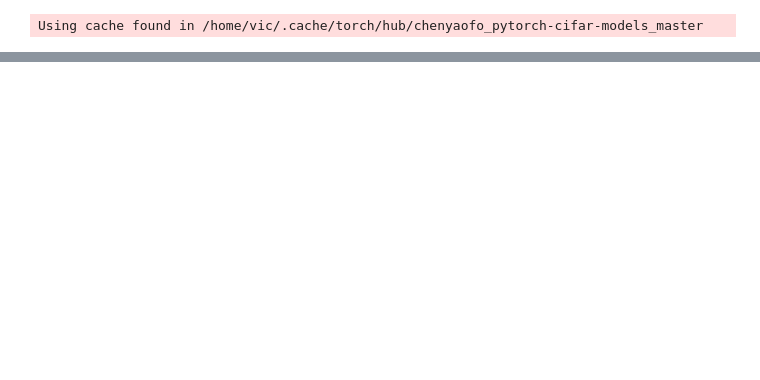
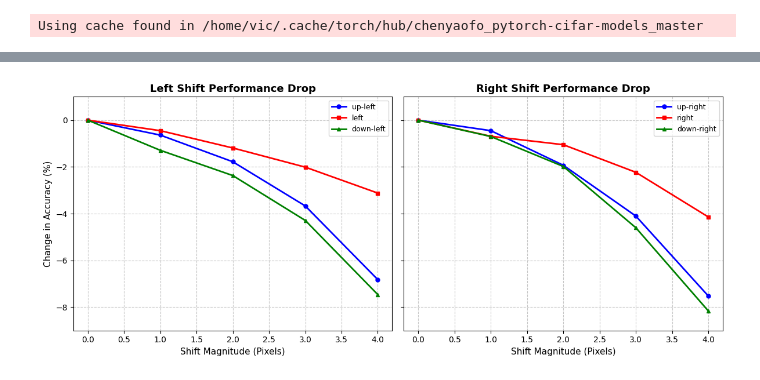
Before and after one commit to 641e16/shift_invariance_control_dataset, a Jupyter notebook: control_dataset.ipynb, the cells around one changed output, grey strips where cells are left out. Drawn from its saved outputs; the diff is of its cells as text; code cells hidden in the pictures; blank space fills up the shorter version.

Commit message:
add plot of trend results

```diff
--- a/control_dataset.ipynb
+++ b/control_dataset.ipynb
@@ -150,0 +200,37 @@ Accuracy Drop:     6.82%
+# %%
+left_direction = [d for d in directions if "left" in d and "right" not in d]
+right_directions = [d for d in directions if "right" in d and "left" not in d]
+
+fig, axes = plt.subplots(1, 2, figsize=(12, 5), sharey=True)
+
+markers = ['o', 's', '^', 'D', 'x', 'P']
+colors = ['blue', 'red', 'green']
+
+def plot_trend(ax, dirs, title):
+    for idx, direction in enumerate(dirs):
+        baseline = results[direction][0]
+        accuracy_change = [acc - baseline for acc in results[direction]]
+        ax.plot(
+            shifts,
+            accuracy_change,
+            marker=markers[idx % len(markers)],
+            color=colors[idx % len(colors)],
+            linewidth=2,
+            markersize=5,
+            label=direction,
+        )
+    ax.set_title(title, fontsize=13, fontweight='bold')
+    ax.set_xlabel('Shift Magnitude (Pixels)', fontsize=11)
+    ax.grid(True, linestyle='--', alpha=0.7)
+    ax.set_ylim(bottom=-9, top=1)
+    ax.legend(fontsize=9)
+
+
+plot_trend(axes[0], left_direction, 'Left Shift Performance Drop')
+axes[0].set_ylabel('Change in Accuracy (%)', fontsize=11)
+plot_trend(axes[1], right_directions, 'Right Shift Performance Drop')
+
+plt.tight_layout()
+plt.show()
+# %% [output]
+[figure, added]
```
Also changed, not shown: parts of 5 cells of this notebook, 1 other file.
